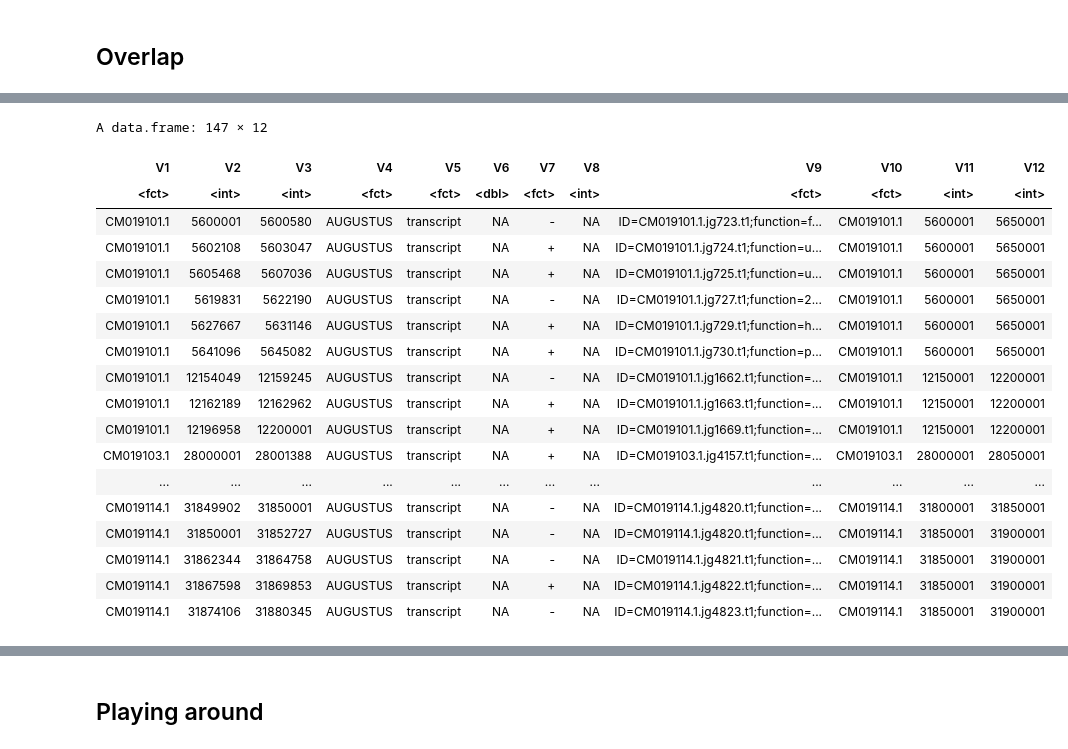
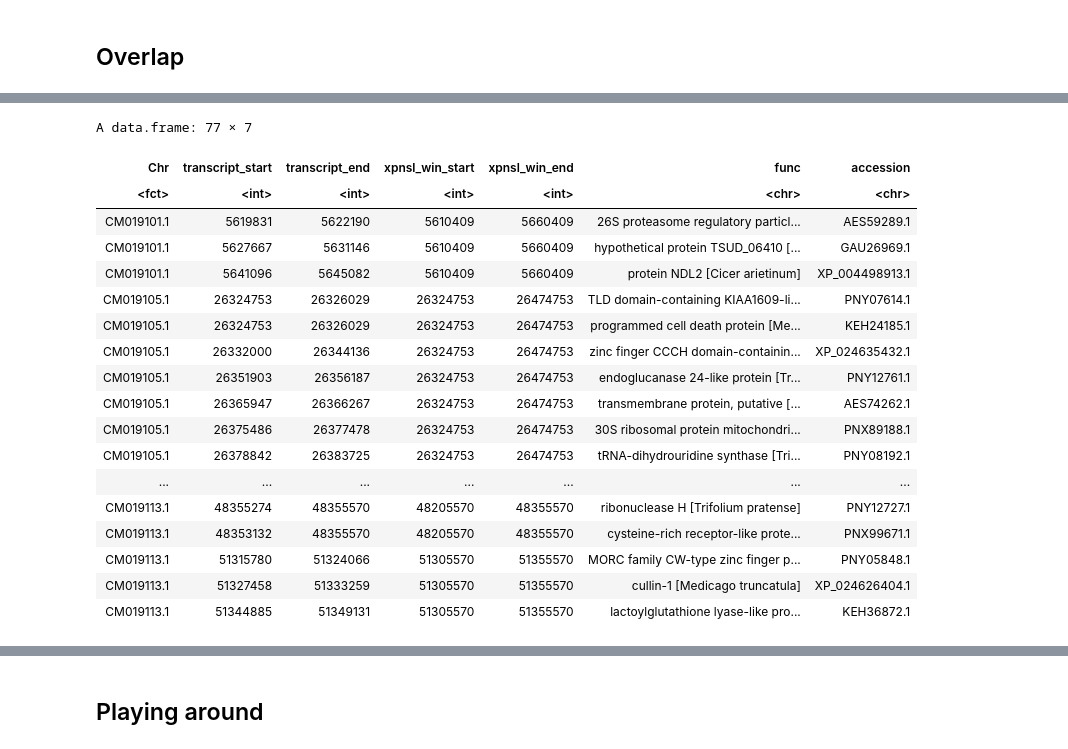
Before and after one commit to James-S-Santangelo/toronto_gwsd, a Jupyter notebook: notebooks/outlier_test.r.ipynb, the cells around one changed output, grey strips where cells are left out. Saved outputs shown, nothing was run; the diff lists cells and outputs as text; code cells hidden in the pictures.

```diff
--- a/notebooks/outlier_test.r.ipynb
+++ b/notebooks/outlier_test.r.ipynb
@@ -507,0 +521,13 @@ Warning message:
+# %%
+# Merge adjacent windows with exhibiting signatures of urban selection
+xpnsl_urbanSel_windows_sorted <- xpnsl_urbanSel_windows %>%
+    dplyr::select(Chr, start, end, everything()) %>%
+    arrange(Chr, start)
+
+xpnsl_urbanSel_windows_merged  <- bt.merge(i = xpnsl_urbanSel_windows_sorted, c = '6,7,12', o = 'mean,max,mean')
+names(xpnsl_urbanSel_windows_merged) <- c('Chr', 'start', 'end', 'mean_xpnsl', 'max_xpnsl', 'mean_gt_frac')
+xpnsl_urbanSel_windows_merged <- xpnsl_urbanSel_windows_merged %>%
+    mutate(winSize = end - start)
+
+print(sprintf('There were %s XP-nSL outlier windows prior to merging. There are %s outlier regions after merging consecutive outlier windows',
+              nrow(xpnsl_urbanSel_windows_sorted), nrow(xpnsl_urbanSel_windows_merged)))
@@ -508,9 +536,9 @@ Warning message:
 # %% [markdown]
 ## Overlap
 # %%
-xpnsl_sel_windows <- xpnsl_win_df_selscan_mod %>% filter(gt_thresh == 1 | lt_thresh == 1) %>%
+xpnsl_sel_windows_pos <- xpnsl_urbanSel_windows_merged %>%
     dplyr::select(Chr, start, end,)
-fst_sel_windows <- allStats_windowed_filt_mod %>% filter(all_outlier == 1) %>%
+fst_sel_windows_pos <- allStats_windowed_filt_urbanSel_withRanks %>%
     dplyr::select(Chr, start, end)
-print(sprintf("There are %s, outlier XP-nSL windows and %s outlier Fst/pi/Td windows", nrow(xpnsl_sel_windows), nrow(fst_sel_windows)))
+print(sprintf("There are %s outlier XP-nSL regions and %s outlier Fst/pi/Td windows", nrow(xpnsl_sel_windows_pos), nrow(fst_sel_windows_pos)))
 # %% [output]
@@ -524,8 +546,7 @@ names(overlappingWindows_fst) <- c('Chr', 'start', 'end')
 # %%
-# Get XP-nSK windows that overlap with Fst windows
-# Distinct required since some windows have multipel Fst windows within them and I don't want duplicates
-overlappingWindows_xpnsl <- bt.intersect(xpnsl_sel_windows, fst_sel_windows, wa = T, f = 0.01) %>%
-    distinct()
-names(overlappingWindows_xpnsl) <- c('Chr', 'start', 'end')
-overlappingWindows_xpnsl
+# Get concatenated XP-nSL regions that overlap with concatenated Fst regions
+# Positions in terms of XP-nSL windows.
+overlappingWindows_xpnsl_pos <- bt.intersect(xpnsl_sel_windows_pos, fst_sel_windows_pos, wa = T) %>% distinct()
+names(overlappingWindows_xpnsl_pos) <- c('Chr', 'start', 'end')
+overlappingWindows_xpnsl_pos
 # %% [output]
@@ -582,25 +664,33 @@ gff <- ape::read.gff('../resources/TrR.v5.renamed_reformated.gtf.gz', GFF3 = TRU
     dplyr::select(seqid, start, end, everything())
 # %%
 options(repr.matrix.max.rows=600, repr.matrix.max.cols=200)
-bt.intersect(gff, overlappingWindows_xpnsl, wb = T) %>%
-    filter(V5 == 'transcript')
+outlier_genes_xpnsl_fst <- bt.intersect(gff, overlappingWindows_xpnsl_pos, wb = T) %>%
+    filter(V5 == 'transcript') %>%
+    dplyr::select(V1, V2, V3, V9, V11, V12)
+names(outlier_genes_xpnsl_fst) <- c('Chr', 'transcript_start', 'transcript_end', 'annot', 'xpnsl_win_start', 'xpnsl_win_end')
+outlier_genes_xpnsl_fst <- outlier_genes_xpnsl_fst %>%
+    mutate(func = str_extract(annot, pattern = '(?<=function=).*(?=;)'),
+           accession = str_extract(annot, pattern = '(?<=accession).*(?=$)')) %>%
+    dplyr::select(-annot) %>%
+    arrange(Chr, xpnsl_win_start)
+outlier_genes_xpnsl_fst %>% distinct()
 # %% [output]
-A data.frame: 147 × 12
+A data.frame: 77 × 7
-| V1 | V2 | V3 | V4 | V5 | V6 | V7 | V8 | V9 | V10 | V11 | V12 |
-| <fct> | <int> | <int> | <fct> | <fct> | <dbl> | <fct> | <int> | <fct> | <fct> | <int> | <int> |
-| CM019101.1 | 5600001 | 5600580 | AUGUSTUS | transcript | NA | - | NA | ID=CM019101.1.jg723.t1;function=f... | CM019101.1 | 5600001 | 5650001 |
-| CM019101.1 | 5602108 | 5603047 | AUGUSTUS | transcript | NA | + | NA | ID=CM019101.1.jg724.t1;function=u... | CM019101.1 | 5600001 | 5650001 |
-| CM019101.1 | 5605468 | 5607036 | AUGUSTUS | transcript | NA | + | NA | ID=CM019101.1.jg725.t1;function=u... | CM019101.1 | 5600001 | 5650001 |
-| CM019101.1 | 5619831 | 5622190 | AUGUSTUS | transcript | NA | - | NA | ID=CM019101.1.jg727.t1;function=2... | CM019101.1 | 5600001 | 5650001 |
-| CM019101.1 | 5627667 | 5631146 | AUGUSTUS | transcript | NA | + | NA | ID=CM019101.1.jg729.t1;function=h... | CM019101.1 | 5600001 | 5650001 |
-| CM019101.1 | 5641096 | 5645082 | AUGUSTUS | transcript | NA | + | NA | ID=CM019101.1.jg730.t1;function=p... | CM019101.1 | 5600001 | 5650001 |
-| CM019101.1 | 12154049 | 12159245 | AUGUSTUS | transcript | NA | - | NA | ID=CM019101.1.jg1662.t1;function=... | CM019101.1 | 12150001 | 12200001 |
-| CM019101.1 | 12162189 | 12162962 | AUGUSTUS | transcript | NA | + | NA | ID=CM019101.1.jg1663.t1;function=... | CM019101.1 | 12150001 | 12200001 |
-| CM019101.1 | 12196958 | 12200001 | AUGUSTUS | transcript | NA | + | NA | ID=CM019101.1.jg1669.t1;function=... | CM019101.1 | 12150001 | 12200001 |
-| CM019103.1 | 28000001 | 28001388 | AUGUSTUS | transcript | NA | + | NA | ID=CM019103.1.jg4157.t1;function=... | CM019103.1 | 28000001 | 28050001 |
-| ... | ... | ... | ... | ... | ... | ... | ... | ... | ... | ... | ... |
-| CM019114.1 | 31849902 | 31850001 | AUGUSTUS | transcript | NA | - | NA | ID=CM019114.1.jg4820.t1;function=... | CM019114.1 | 31800001 | 31850001 |
-| CM019114.1 | 31850001 | 31852727 | AUGUSTUS | transcript | NA | - | NA | ID=CM019114.1.jg4820.t1;function=... | CM019114.1 | 31850001 | 31900001 |
-| CM019114.1 | 31862344 | 31864758 | AUGUSTUS | transcript | NA | - | NA | ID=CM019114.1.jg4821.t1;function=... | CM019114.1 | 31850001 | 31900001 |
-| CM019114.1 | 31867598 | 31869853 | AUGUSTUS | transcript | NA | + | NA | ID=CM019114.1.jg4822.t1;function=... | CM019114.1 | 31850001 | 31900001 |
-| CM019114.1 | 31874106 | 31880345 | AUGUSTUS | transcript | NA | - | NA | ID=CM019114.1.jg4823.t1;function=... | CM019114.1 | 31850001 | 31900001 |
+| Chr | transcript_start | transcript_end | xpnsl_win_start | xpnsl_win_end | func | accession |
+| <fct> | <int> | <int> | <int> | <int> | <chr> | <chr> |
+| CM019101.1 | 5619831 | 5622190 | 5610409 | 5660409 | 26S proteasome regulatory particl... | AES59289.1 |
+| CM019101.1 | 5627667 | 5631146 | 5610409 | 5660409 | hypothetical protein TSUD_06410 [... | GAU26969.1 |
+| CM019101.1 | 5641096 | 5645082 | 5610409 | 5660409 | protein NDL2 [Cicer arietinum] | XP_004498913.1 |
+| CM019105.1 | 26324753 | 26326029 | 26324753 | 26474753 | TLD domain-containing KIAA1609-li... | PNY07614.1 |
+| CM019105.1 | 26324753 | 26326029 | 26324753 | 26474753 | programmed cell death protein [Me... | KEH24185.1 |
+| CM019105.1 | 26332000 | 26344136 | 26324753 | 26474753 | zinc finger CCCH domain-containin... | XP_024635432.1 |
+| CM019105.1 | 26351903 | 26356187 | 26324753 | 26474753 | endoglucanase 24-like protein [Tr... | PNY12761.1 |
+| CM019105.1 | 26365947 | 26366267 | 26324753 | 26474753 | transmembrane protein, putative [... | AES74262.1 |
+| CM019105.1 | 26375486 | 26377478 | 26324753 | 26474753 | 30S ribosomal protein mitochondri... | PNX89188.1 |
+| CM019105.1 | 26378842 | 26383725 | 26324753 | 26474753 | tRNA-dihydrouridine synthase [Tri... | PNY08192.1 |
+| ... | ... | ... | ... | ... | ... | ... |
+| CM019113.1 | 48355274 | 48355570 | 48205570 | 48355570 | ribonuclease H [Trifolium pratense] | PNY12727.1 |
+| CM019113.1 | 48353132 | 48355570 | 48205570 | 48355570 | cysteine-rich receptor-like prote... | PNX99671.1 |
+| CM019113.1 | 51315780 | 51324066 | 51305570 | 51355570 | MORC family CW-type zinc finger p... | PNY05848.1 |
+| CM019113.1 | 51327458 | 51333259 | 51305570 | 51355570 | cullin-1 [Medicago truncatula] | XP_024626404.1 |
+| CM019113.1 | 51344885 | 51349131 | 51305570 | 51355570 | lactoylglutathione lyase-like pro... | KEH36872.1 |
```
Also changed, not shown: parts of 51 cells of this notebook, 1 other file.
